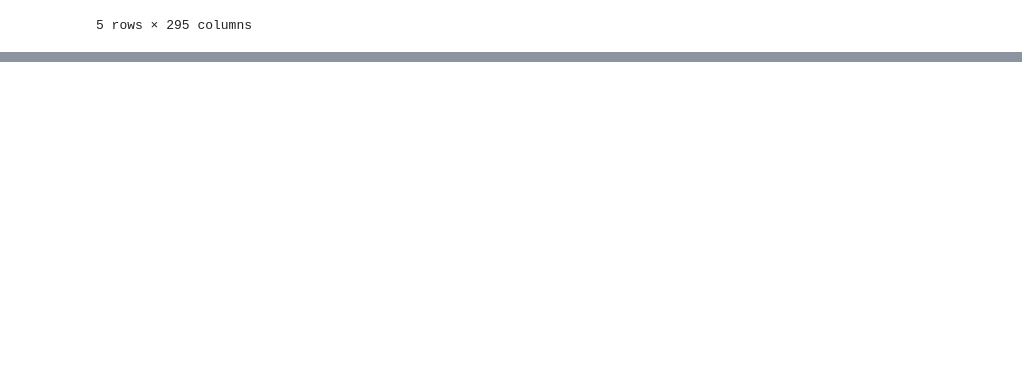
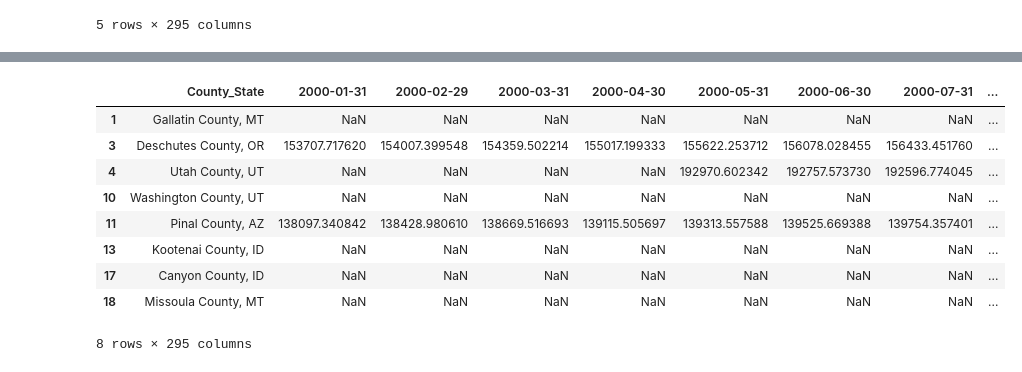
Before and after one commit to dfquinn23/Project_1, a Jupyter notebook: Zillow/top_counties_integ.ipynb, the cells around one changed output, grey strips where cells are left out. Saved outputs shown, nothing was run; the diff lists cells and outputs as text; code cells hidden in the pictures; blank space fills up the shorter version.

```diff
--- a/Zillow/top_counties_integ.ipynb
+++ b/Zillow/top_counties_integ.ipynb
@@ -134,0 +123,14 @@ filtered_df.head()
+# %%
+nan_rows = filtered_df[filtered_df.isna().any(axis=1)]
+nan_rows
+# %% [output]
+|  | County_State | 2000-01-31 | 2000-02-29 | 2000-03-31 | 2000-04-30 | 2000-05-31 | 2000-06-30 | 2000-07-31 | ... |
+| 1 | Gallatin County, MT | NaN | NaN | NaN | NaN | NaN | NaN | NaN | ... |
+| 3 | Deschutes County, OR | 153707.717620 | 154007.399548 | 154359.502214 | 155017.199333 | 155622.253712 | 156078.028455 | 156433.451760 | ... |
+| 4 | Utah County, UT | NaN | NaN | NaN | NaN | 192970.602342 | 192757.573730 | 192596.774045 | ... |
+| 10 | Washington County, UT | NaN | NaN | NaN | NaN | NaN | NaN | NaN | ... |
+| 11 | Pinal County, AZ | 138097.340842 | 138428.980610 | 138669.516693 | 139115.505697 | 139313.557588 | 139525.669388 | 139754.357401 | ... |
+| 13 | Kootenai County, ID | NaN | NaN | NaN | NaN | NaN | NaN | NaN | ... |
+| 17 | Canyon County, ID | NaN | NaN | NaN | NaN | NaN | NaN | NaN | ... |
+| 18 | Missoula County, MT | NaN | NaN | NaN | NaN | NaN | NaN | NaN | ... |
+8 rows × 295 columns
```
Also changed, not shown: parts of 10 cells of this notebook.
